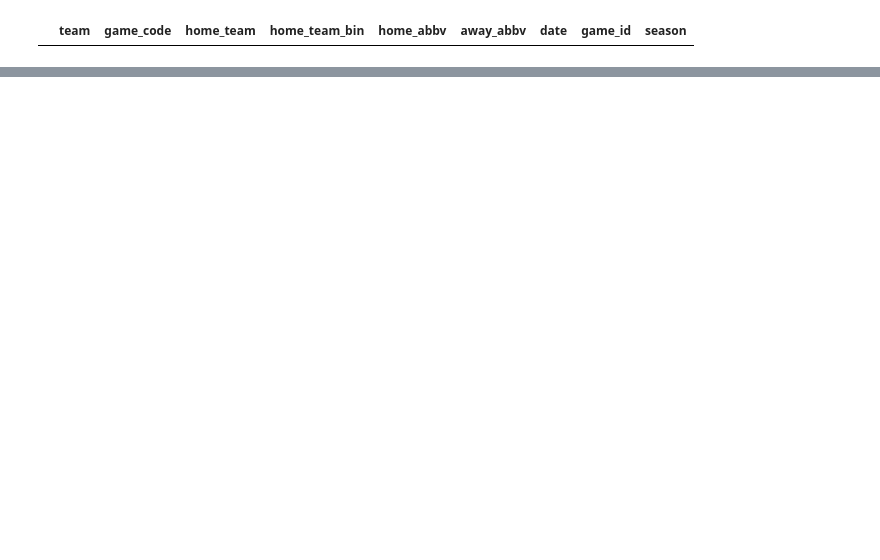
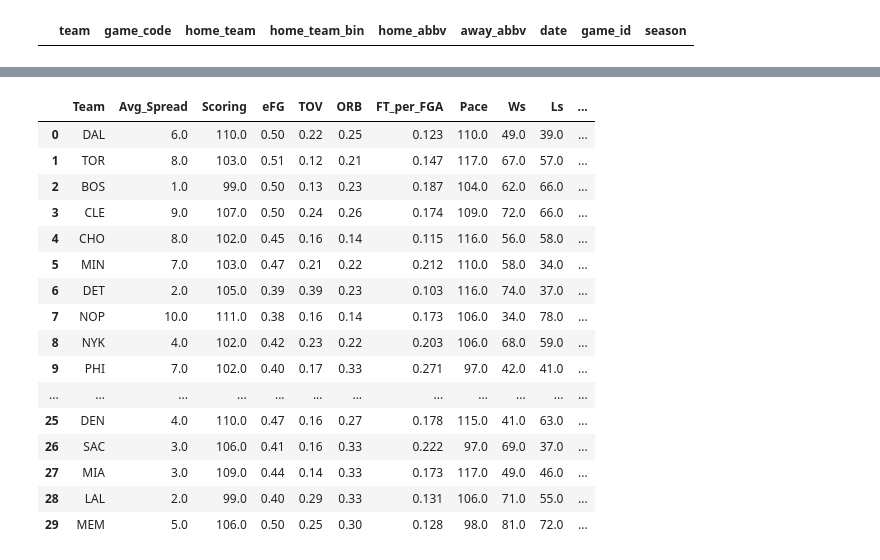
Before and after one commit to kyle-rgb/NBA_Sportsbook_Project, a Jupyter notebook: notebooks/Data Cleaning.ipynb, the cells around one changed output, grey strips where cells are left out. Cells and saved outputs as stored; diff of their text form; code cells hidden in the pictures; blank space fills up the shorter version.

Commit message:
Added Sample Data For Season Dashboard and Game Log

```diff
--- a/notebooks/Data Cleaning.ipynb
+++ b/notebooks/Data Cleaning.ipynb
@@ -251,0 +310,2 @@ bball_merged[bball_merged.home_abbv.isnull()]
+# %%
+df_team_toals_basic = df_player_basic.query("timetype == 'TotalBasics'")
@@ -251,0 +314,36 @@ bball_merged[bball_merged.home_abbv.isnull()]
+# %%
+team_rankings_sample = pd.DataFrame()
+# %%
+for i, team in enumerate(df_team_toals_basic.team.unique()):
+    team_rankings_sample.loc[i, "Team"] = team
+    team_rankings_sample.loc[i, "Avg_Spread"] = np.random.randint(1, 12)
+    team_rankings_sample.loc[i, "Scoring"] = np.random.randint(99, 114)
+    team_rankings_sample.loc[i, "eFG"] = np.random.randint(38, 59) * .01
+    team_rankings_sample.loc[i, "TOV"] = np.random.randint(10, 40) * .01
+    team_rankings_sample.loc[i, "ORB"] = np.random.randint(12, 35) * .01
+    team_rankings_sample.loc[i, "FT_per_FGA"] = np.random.randint(90, 272) * .001
+    team_rankings_sample.loc[i, "Pace"] = np.random.randint(95, 120)
+    team_rankings_sample.loc[i, "Ws"] = np.random.randint(33, 82)
+    team_rankings_sample.loc[i, "Ls"] = np.random.randint(33, 82)
+    team_rankings_sample.loc[i, "Ps"] = np.random.randint(1, 5)
+    team_rankings_sample.loc[i, "Season"] = "17-18"
+# %%
+team_rankings_sample
+# %% [output]
+|  | Team | Avg_Spread | Scoring | eFG | TOV | ORB | FT_per_FGA | Pace | Ws | Ls | ... |
+| 0 | DAL | 6.0 | 110.0 | 0.50 | 0.22 | 0.25 | 0.123 | 110.0 | 49.0 | 39.0 | ... |
+| 1 | TOR | 8.0 | 103.0 | 0.51 | 0.12 | 0.21 | 0.147 | 117.0 | 67.0 | 57.0 | ... |
+| 2 | BOS | 1.0 | 99.0 | 0.50 | 0.13 | 0.23 | 0.187 | 104.0 | 62.0 | 66.0 | ... |
+| 3 | CLE | 9.0 | 107.0 | 0.50 | 0.24 | 0.26 | 0.174 | 109.0 | 72.0 | 66.0 | ... |
+| 4 | CHO | 8.0 | 102.0 | 0.45 | 0.16 | 0.14 | 0.115 | 116.0 | 56.0 | 58.0 | ... |
+| 5 | MIN | 7.0 | 103.0 | 0.47 | 0.21 | 0.22 | 0.212 | 110.0 | 58.0 | 34.0 | ... |
+| 6 | DET | 2.0 | 105.0 | 0.39 | 0.39 | 0.23 | 0.103 | 116.0 | 74.0 | 37.0 | ... |
+| 7 | NOP | 10.0 | 111.0 | 0.38 | 0.16 | 0.14 | 0.173 | 106.0 | 34.0 | 78.0 | ... |
+| 8 | NYK | 4.0 | 102.0 | 0.42 | 0.23 | 0.22 | 0.203 | 106.0 | 68.0 | 59.0 | ... |
+| 9 | PHI | 7.0 | 102.0 | 0.40 | 0.17 | 0.33 | 0.271 | 97.0 | 42.0 | 41.0 | ... |
+| ... | ... | ... | ... | ... | ... | ... | ... | ... | ... | ... | ... |
+| 25 | DEN | 4.0 | 110.0 | 0.47 | 0.16 | 0.27 | 0.178 | 115.0 | 41.0 | 63.0 | ... |
+| 26 | SAC | 3.0 | 106.0 | 0.41 | 0.16 | 0.33 | 0.222 | 97.0 | 69.0 | 37.0 | ... |
+| 27 | MIA | 3.0 | 109.0 | 0.44 | 0.14 | 0.33 | 0.173 | 117.0 | 49.0 | 46.0 | ... |
+| 28 | LAL | 2.0 | 99.0 | 0.40 | 0.29 | 0.33 | 0.131 | 106.0 | 71.0 | 55.0 | ... |
+| 29 | MEM | 5.0 | 106.0 | 0.50 | 0.25 | 0.30 | 0.128 | 98.0 | 81.0 | 72.0 | ... |
```
Also changed, not shown: parts of 32 cells of this notebook, 4 other files.
